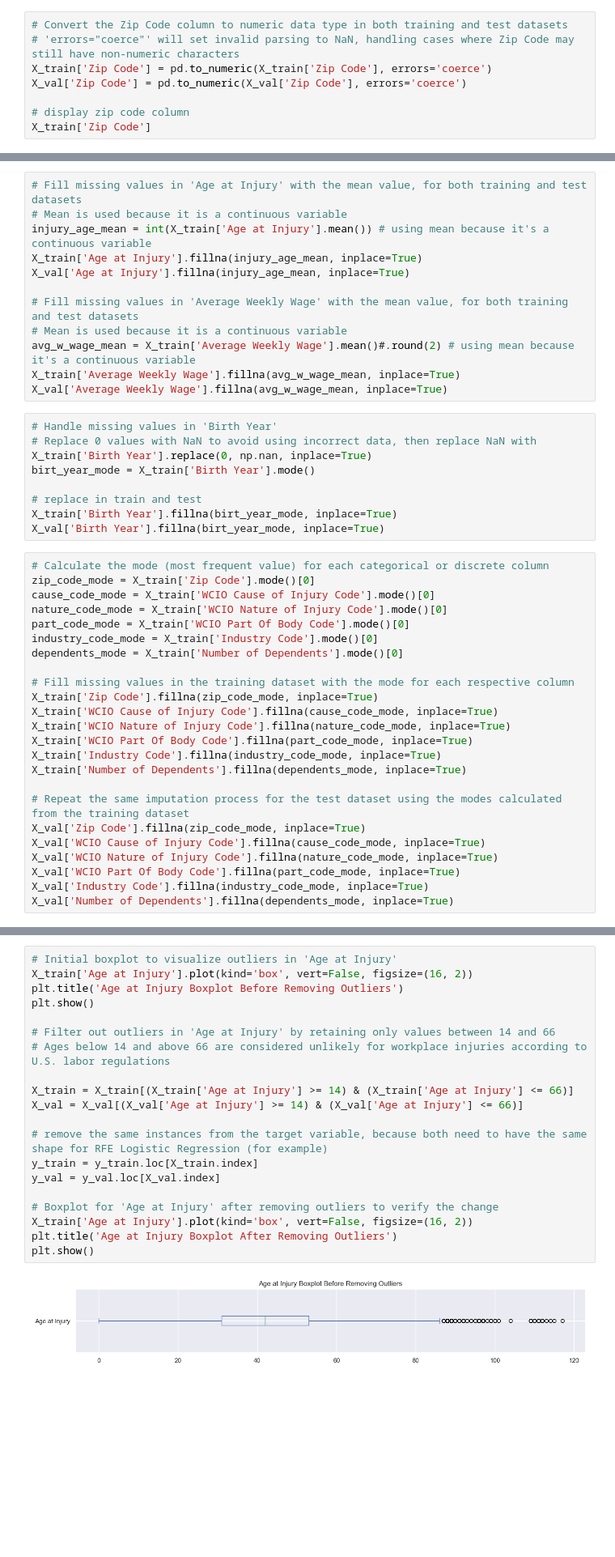
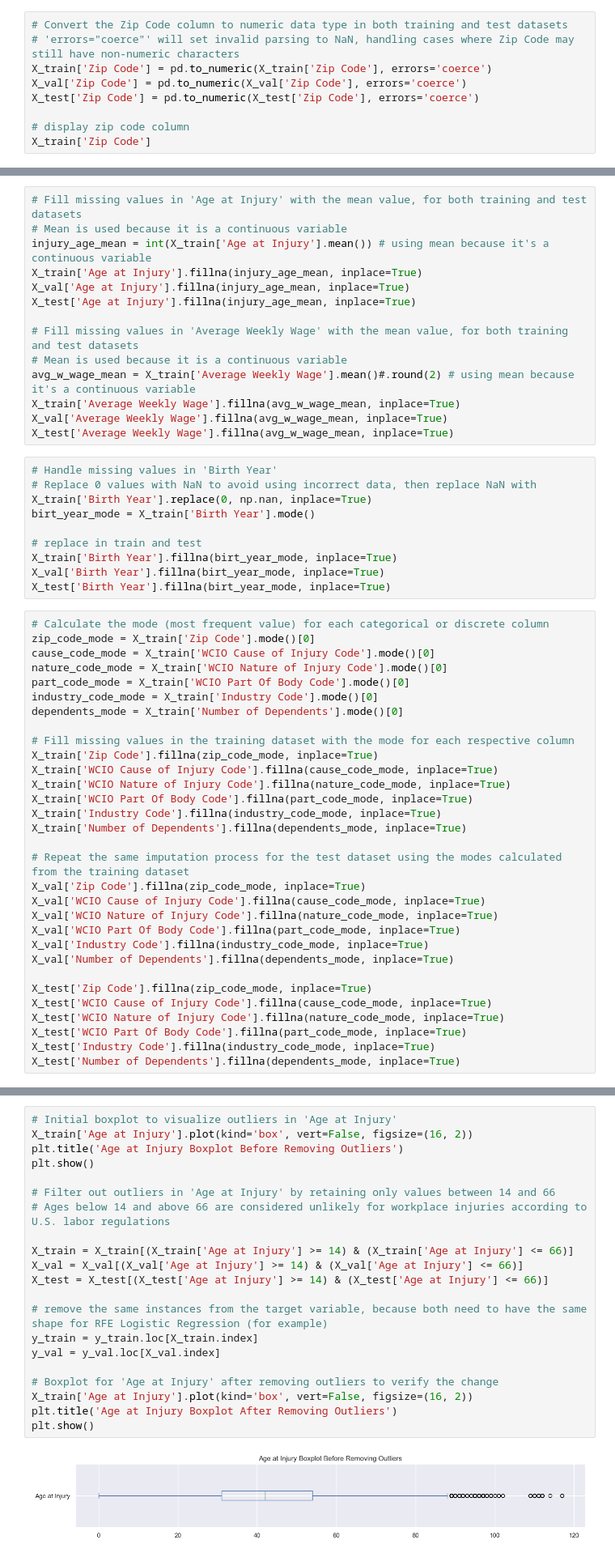
Before and after one commit to JoaoDargent/ML-Project, a Jupyter notebook: 2.DataPreprocess_Delivery1.ipynb, the cells around one changed output, grey strips where cells are left out. Shown at 81% size. Saved outputs shown, nothing was run; the diff lists cells and outputs as text; blank space fills up the shorter version.

Commit message:
Applied changes to x_test as well on preprocessing

```diff
--- a/2.DataPreprocess_Delivery1.ipynb
+++ b/2.DataPreprocess_Delivery1.ipynb
@@ -193,6 +178,7 @@ X_val['Zip Code'] = X_val['Zip Code'].str.extract('(\d+)')
 # 'errors="coerce"' will set invalid parsing to NaN, handling cases where Zip Code may still have non-numeric characters
 X_train['Zip Code'] = pd.to_numeric(X_train['Zip Code'], errors='coerce')
 X_val['Zip Code'] = pd.to_numeric(X_val['Zip Code'], errors='coerce')
+X_test['Zip Code'] = pd.to_numeric(X_test['Zip Code'], errors='coerce')
 
 # display zip code column
 X_train['Zip Code']
@@ -249,12 +235,14 @@ dtype: int64
 injury_age_mean = int(X_train['Age at Injury'].mean()) # using mean because it's a continuous variable
 X_train['Age at Injury'].fillna(injury_age_mean, inplace=True)
 X_val['Age at Injury'].fillna(injury_age_mean, inplace=True)
+X_test['Age at Injury'].fillna(injury_age_mean, inplace=True)
 
 # Fill missing values in 'Average Weekly Wage' with the mean value, for both training and test datasets
 # Mean is used because it is a continuous variable
 avg_w_wage_mean = X_train['Average Weekly Wage'].mean()#.round(2) # using mean because it's a continuous variable
 X_train['Average Weekly Wage'].fillna(avg_w_wage_mean, inplace=True)
 X_val['Average Weekly Wage'].fillna(avg_w_wage_mean, inplace=True)
+X_test['Average Weekly Wage'].fillna(avg_w_wage_mean, inplace=True)
 # %%
 # Handle missing values in 'Birth Year'
 # Replace 0 values with NaN to avoid using incorrect data, then replace NaN with
@@ -264,6 +252,7 @@ birt_year_mode = X_train['Birth Year'].mode()
 # replace in train and test
 X_train['Birth Year'].fillna(birt_year_mode, inplace=True)
 X_val['Birth Year'].fillna(birt_year_mode, inplace=True)
+X_test['Birth Year'].fillna(birt_year_mode, inplace=True)
 # %%
 # Calculate the mode (most frequent value) for each categorical or discrete column
 zip_code_mode = X_train['Zip Code'].mode()[0]
@@ -288,6 +277,13 @@ X_val['WCIO Nature of Injury Code'].fillna(nature_code_mode, inplace=True)
 X_val['WCIO Part Of Body Code'].fillna(part_code_mode, inplace=True)
 X_val['Industry Code'].fillna(industry_code_mode, inplace=True)
 X_val['Number of Dependents'].fillna(dependents_mode, inplace=True)
+
+X_test['Zip Code'].fillna(zip_code_mode, inplace=True)
+X_test['WCIO Cause of Injury Code'].fillna(cause_code_mode, inplace=True)
+X_test['WCIO Nature of Injury Code'].fillna(nature_code_mode, inplace=True)
+X_test['WCIO Part Of Body Code'].fillna(part_code_mode, inplace=True)
+X_test['Industry Code'].fillna(industry_code_mode, inplace=True)
+X_test['Number of Dependents'].fillna(dependents_mode, inplace=True)
 # %%
 # Fill missing values in 'Birth Year' with the median value
 # Median is used here as a more robust measure for this continuous variable
@@ -357,25 +353,26 @@ X_train.describe()
 # %%
 # Initial boxplot to visualize outliers in 'Age at Injury'
 X_train['Age at Injury'].plot(kind='box', vert=False, figsize=(16, 2))
 plt.title('Age at Injury Boxplot Before Removing Outliers')
 plt.show()
 
 # Filter out outliers in 'Age at Injury' by retaining only values between 14 and 66
 # Ages below 14 and above 66 are considered unlikely for workplace injuries according to U.S. labor regulations
 
 X_train = X_train[(X_train['Age at Injury'] >= 14) & (X_train['Age at Injury'] <= 66)]
 X_val = X_val[(X_val['Age at Injury'] >= 14) & (X_val['Age at Injury'] <= 66)]
+X_test = X_test[(X_test['Age at Injury'] >= 14) & (X_test['Age at Injury'] <= 66)]
 
 # remove the same instances from the target variable, because both need to have the same shape for RFE Logistic Regression (for example)
 y_train = y_train.loc[X_train.index]
 y_val = y_val.loc[X_val.index]
 
 # Boxplot for 'Age at Injury' after removing outliers to verify the change
 X_train['Age at Injury'].plot(kind='box', vert=False, figsize=(16, 2))
 plt.title('Age at Injury Boxplot After Removing Outliers')
 plt.show()
 # %% [output]
-[figure, old version]
+[figure, new version]
 [figure]
 # %% [markdown]
 **Birth Year**
```
Also changed, not shown: parts of 43 cells of this notebook.
